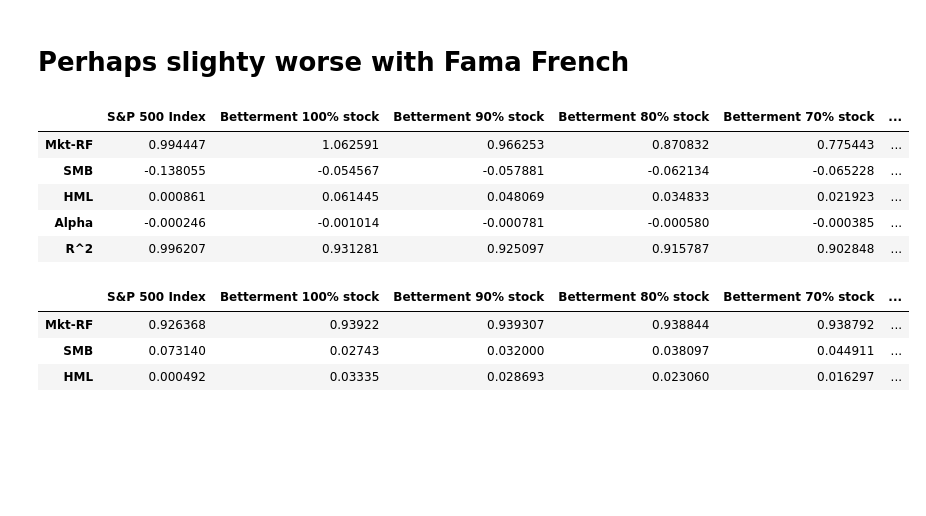
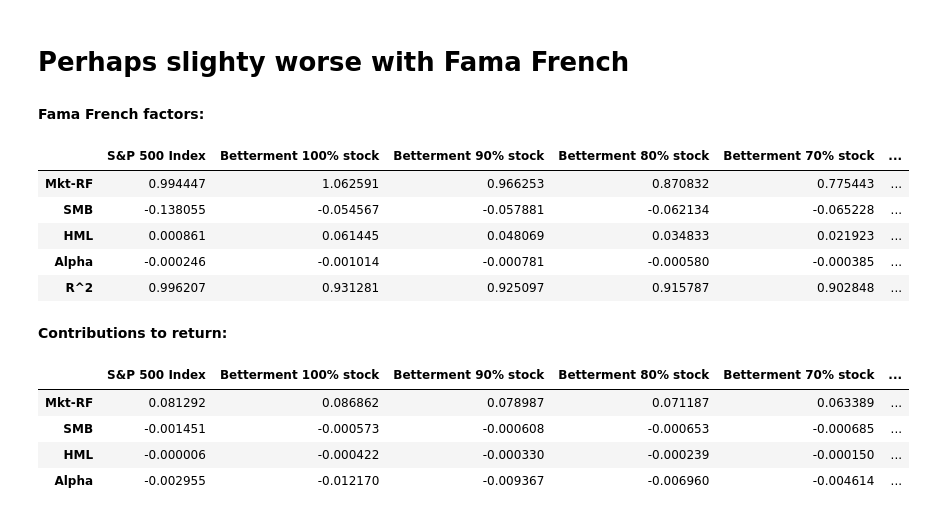
Before and after one commit to tianhuil/portfolio, a Jupyter notebook: Betterment.ipynb, the cells around one changed output. Saved outputs shown, nothing was run; the diff lists cells and outputs as text; code cells hidden in the pictures; blank space fills up the shorter version.

Commit message:
Moving ff_display into fama_french.py

```diff
--- a/Betterment.ipynb
+++ b/Betterment.ipynb
@@ -239,35 +245,33 @@ df.head()
 # %% [markdown]
 # Perhaps slighty worse with Fama French
 # %%
-def ff_display(df, index_cols):
-    ff_weights_ = ff_weights(df, index_cols)
-    display(ff_weights_)
-    display(ff_importances(df, ff_weights_))
-
 index_cols = [
    'S&P 500 Index', 'Betterment 100% stock', 'Betterment 90% stock',
    'Betterment 80% stock', 'Betterment 70% stock', 'Betterment 60% stock',
    'Betterment 50% stock',
    'Avg. private client investor 80-100% equity risk',
    'Betterment 40% stock',
    'Avg. private client investor 60-80% equity risk',
    'Betterment 30% stock',
    'Avg. private client investor 40-60% equity risk',
    'Betterment 20% stock',
    'Avg. private client investor 0-40% equity risk',
    'Five year U.S. Treasury Bills', 'Betterment 10% stock',
    'Betterment 0% stock'
 ]
 
-ff_display(df, index_cols)
+ff_display(df, index_cols, monthly=True)
 # %% [output]
+Fama French factors:
 |  | S&P 500 Index | Betterment 100% stock | Betterment 90% stock | Betterment 80% stock | Betterment 70% stock | ... |
 | Mkt-RF | 0.994447 | 1.062591 | 0.966253 | 0.870832 | 0.775443 | ... |
 | SMB | -0.138055 | -0.054567 | -0.057881 | -0.062134 | -0.065228 | ... |
 | HML | 0.000861 | 0.061445 | 0.048069 | 0.034833 | 0.021923 | ... |
 | Alpha | -0.000246 | -0.001014 | -0.000781 | -0.000580 | -0.000385 | ... |
 | R^2 | 0.996207 | 0.931281 | 0.925097 | 0.915787 | 0.902848 | ... |
+Contributions to return:
 |  | S&P 500 Index | Betterment 100% stock | Betterment 90% stock | Betterment 80% stock | Betterment 70% stock | ... |
-| Mkt-RF | 0.926368 | 0.93922 | 0.939307 | 0.938844 | 0.938792 | ... |
-| SMB | 0.073140 | 0.02743 | 0.032000 | 0.038097 | 0.044911 | ... |
-| HML | 0.000492 | 0.03335 | 0.028693 | 0.023060 | 0.016297 | ... |
+| Mkt-RF | 0.081292 | 0.086862 | 0.078987 | 0.071187 | 0.063389 | ... |
+| SMB | -0.001451 | -0.000573 | -0.000608 | -0.000653 | -0.000685 | ... |
+| HML | -0.000006 | -0.000422 | -0.000330 | -0.000239 | -0.000150 | ... |
+| Alpha | -0.002955 | -0.012170 | -0.009367 | -0.006960 | -0.004614 | ... |
```
Also changed, not shown: parts of 4 cells of this notebook, 2 other files.
